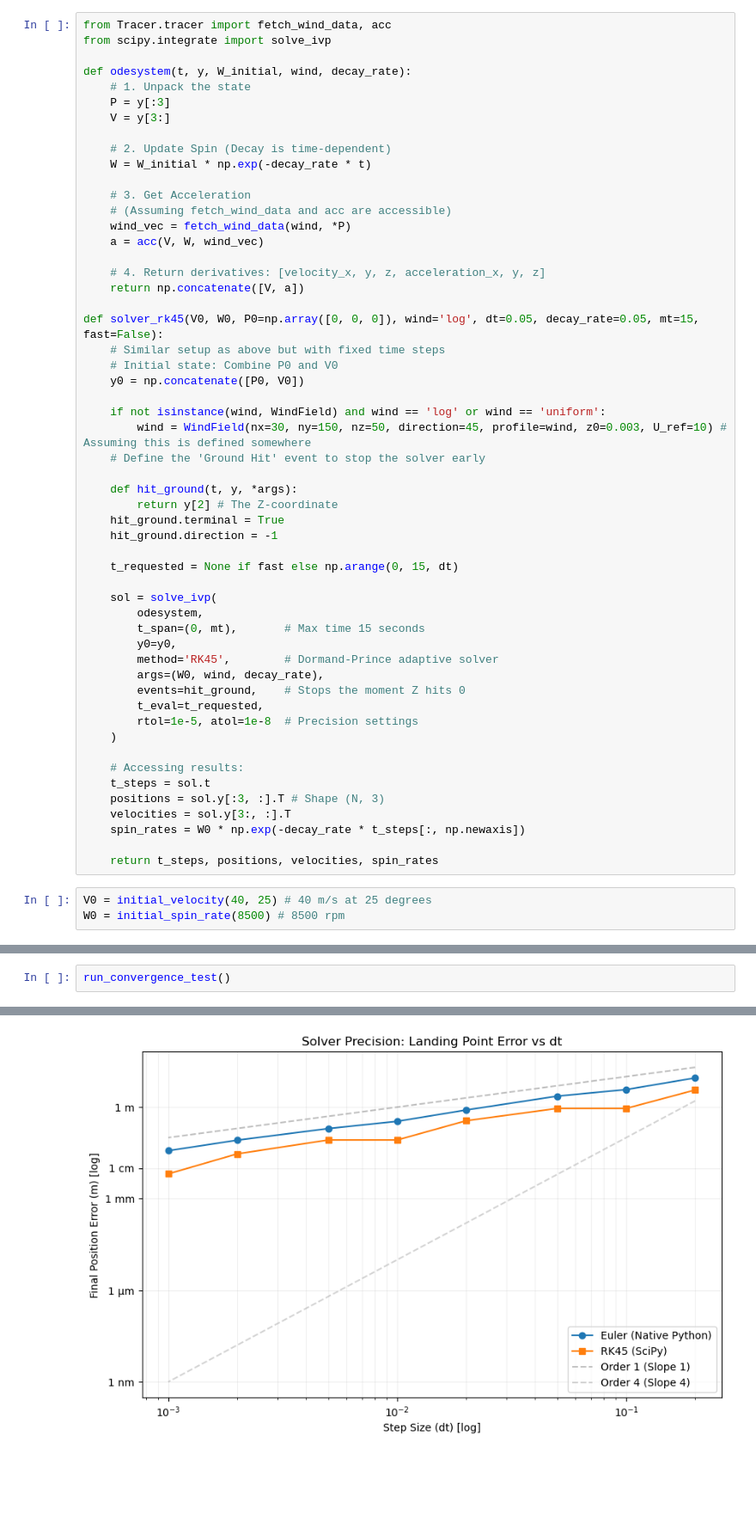
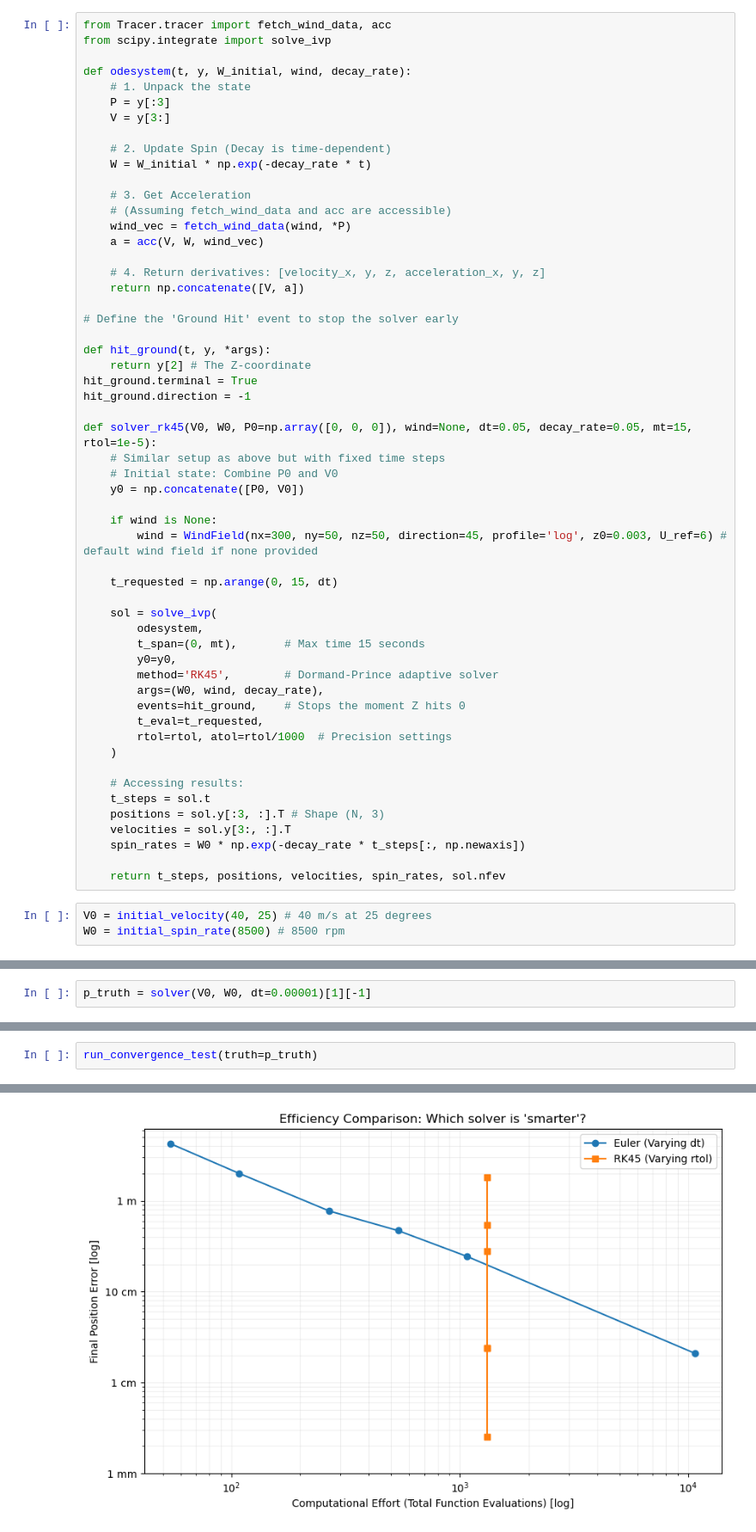
Before and after one commit to JacobManniche/Bachelor_legeplads, a Jupyter notebook: demos/convergence_test.ipynb, the cells around one changed output, grey strips where cells are left out. Shown at 86% size. Drawn from its saved outputs; the diff is of its cells as text; blank space fills up the shorter version.

Commit message:
added conv test

```diff
--- a/demos/convergence_test.ipynb
+++ b/demos/convergence_test.ipynb
@@ -23,21 +23,22 @@ def odesystem(t, y, W_initial, wind, decay_rate):
     # 4. Return derivatives: [velocity_x, y, z, acceleration_x, y, z]
     return np.concatenate([V, a])
 
-def solver_rk45(V0, W0, P0=np.array([0, 0, 0]), wind='log', dt=0.05, decay_rate=0.05, mt=15, fast=False):
+# Define the 'Ground Hit' event to stop the solver early
+
+def hit_ground(t, y, *args):
+    return y[2] # The Z-coordinate
+hit_ground.terminal = True
+hit_ground.direction = -1
+
+def solver_rk45(V0, W0, P0=np.array([0, 0, 0]), wind=None, dt=0.05, decay_rate=0.05, mt=15, rtol=1e-5):
     # Similar setup as above but with fixed time steps
     # Initial state: Combine P0 and V0
     y0 = np.concatenate([P0, V0])
 
-    if not isinstance(wind, WindField) and wind == 'log' or wind == 'uniform':
-        wind = WindField(nx=30, ny=150, nz=50, direction=45, profile=wind, z0=0.003, U_ref=10) # Assuming this is defined somewhere
-    # Define the 'Ground Hit' event to stop the solver early
+    if wind is None:
+        wind = WindField(nx=300, ny=50, nz=50, direction=45, profile='log', z0=0.003, U_ref=6) # default wind field if none provided
 
-    def hit_ground(t, y, *args):
-        return y[2] # The Z-coordinate
-    hit_ground.terminal = True
-    hit_ground.direction = -1
-
-    t_requested = None if fast else np.arange(0, 15, dt)
+    t_requested = np.arange(0, 15, dt)
 
     sol = solve_ivp(
         odesystem,
@@ -47,7 +48,7 @@ def solver_rk45(V0, W0, P0=np.array([0, 0, 0]), wind='log', dt=0.05, decay_rate=
         args=(W0, wind, decay_rate),
         events=hit_ground,    # Stops the moment Z hits 0
         t_eval=t_requested,
-        rtol=1e-5, atol=1e-8  # Precision settings
+        rtol=rtol, atol=rtol/1000  # Precision settings
     )
 
     # Accessing results:
@@ -56,7 +57,7 @@ def solver_rk45(V0, W0, P0=np.array([0, 0, 0]), wind='log', dt=0.05, decay_rate=
     velocities = sol.y[3:, :].T
     spin_rates = W0 * np.exp(-decay_rate * t_steps[:, np.newaxis])
 
-    return t_steps, positions, velocities, spin_rates
+    return t_steps, positions, velocities, spin_rates, sol.nfev
 # %%
 V0 = initial_velocity(40, 25) # 40 m/s at 25 degrees
 W0 = initial_spin_rate(8500) # 8500 rpm
@@ -67 +90,3 @@ d.plot_trajectories([solver_rk45(V0, W0, dt=0.05), solver_rk45(V0, W0, dt=0.1),
+# %%
+p_truth = solver(V0, W0, dt=0.00001)[1][-1]
 # %%
@@ -105,5 +129,5 @@ def run_convergence_test():
     plt.legend()
     plt.show()
 # %%
-run_convergence_test()
+run_convergence_test(truth=p_truth)
 # %% [output]
@@ -120 +134 @@ Running Euler with dt=0.001...
-[figure, old version]
+[figure, new version]
```
Also changed, not shown: parts of 4 cells of this notebook, 1 other file.
